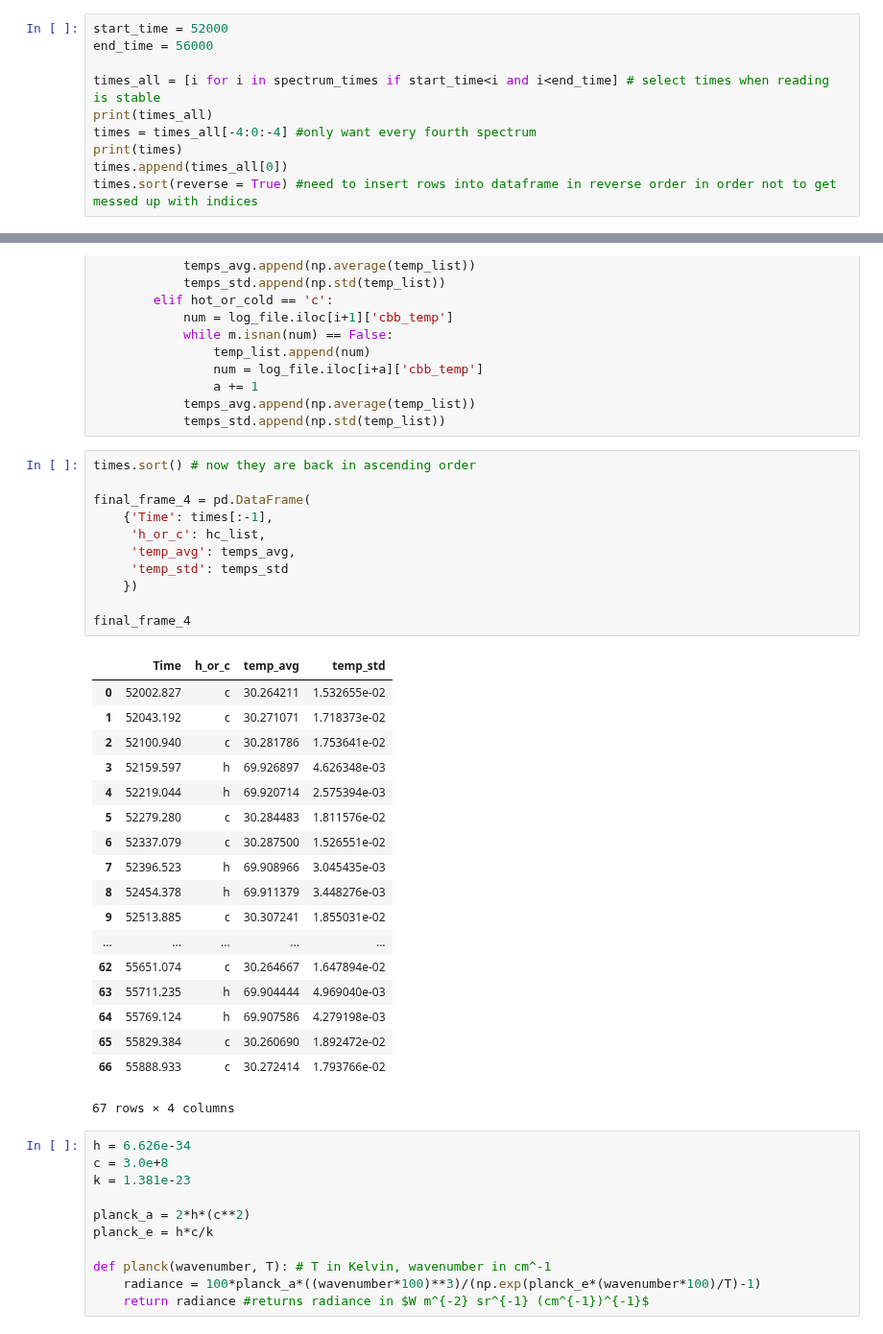
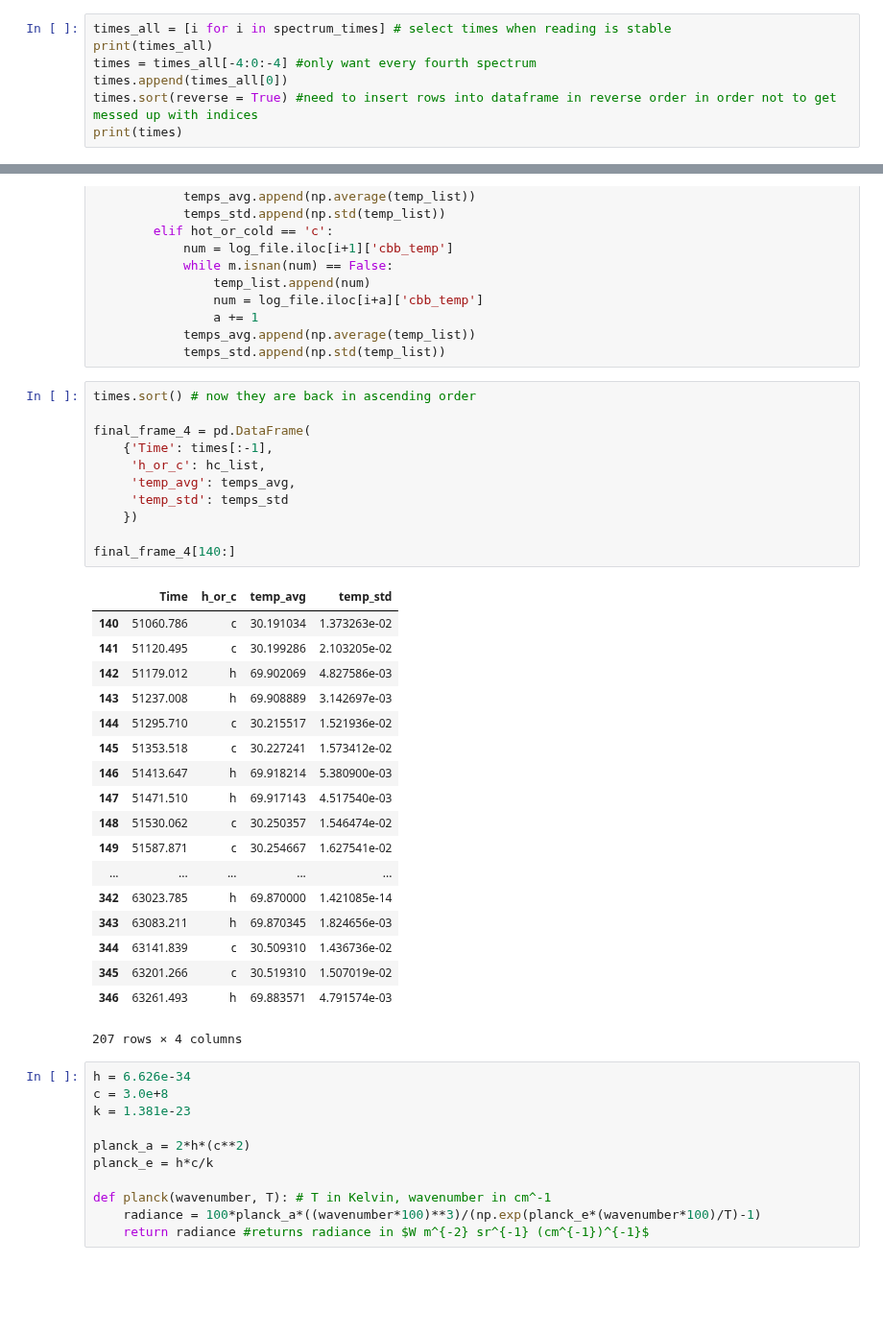
Before and after one commit to micolbedarida/MSci_Project, a Jupyter notebook: data_analysis_after_realignment.ipynb, the cells around one changed output, grey strips where cells are left out. Shown at 96% size. Saved outputs shown, nothing was run; the diff lists cells and outputs as text; blank space fills up the shorter version.

```diff
--- a/data_analysis_after_realignment.ipynb
+++ b/data_analysis_after_realignment.ipynb
@@ -140,13 +140,10 @@ def insert_row(i, df, line):
     df = dfA.append(line).append(dfB).reset_index(drop = True) # Our code differs here
     return df
 # %%
-start_time = 52000
-end_time = 56000
-
-times_all = [i for i in spectrum_times if start_time<i and i<end_time] # select times when reading is stable
+times_all = [i for i in spectrum_times] # select times when reading is stable
 print(times_all)
 times = times_all[-4:0:-4] #only want every fourth spectrum
-print(times)
 times.append(times_all[0])
 times.sort(reverse = True) #need to insert rows into dataframe in reverse order in order not to get messed up with indices
+print(times)
 # %% [output]
@@ -223,33 +220,33 @@ for i in range(d-1):
 # %%
 times.sort() # now they are back in ascending order
 
 final_frame_4 = pd.DataFrame(
     {'Time': times[:-1],
      'h_or_c': hc_list,
      'temp_avg': temps_avg,
      'temp_std': temps_std
     })
 
-final_frame_4
+final_frame_4[140:]
 # %% [output]
 |  | Time | h_or_c | temp_avg | temp_std |
-| 0 | 52002.827 | c | 30.264211 | 1.532655e-02 |
-| 1 | 52043.192 | c | 30.271071 | 1.718373e-02 |
-| 2 | 52100.940 | c | 30.281786 | 1.753641e-02 |
-| 3 | 52159.597 | h | 69.926897 | 4.626348e-03 |
-| 4 | 52219.044 | h | 69.920714 | 2.575394e-03 |
-| 5 | 52279.280 | c | 30.284483 | 1.811576e-02 |
-| 6 | 52337.079 | c | 30.287500 | 1.526551e-02 |
-| 7 | 52396.523 | h | 69.908966 | 3.045435e-03 |
-| 8 | 52454.378 | h | 69.911379 | 3.448276e-03 |
-| 9 | 52513.885 | c | 30.307241 | 1.855031e-02 |
+| 140 | 51060.786 | c | 30.191034 | 1.373263e-02 |
+| 141 | 51120.495 | c | 30.199286 | 2.103205e-02 |
+| 142 | 51179.012 | h | 69.902069 | 4.827586e-03 |
+| 143 | 51237.008 | h | 69.908889 | 3.142697e-03 |
+| 144 | 51295.710 | c | 30.215517 | 1.521936e-02 |
+| 145 | 51353.518 | c | 30.227241 | 1.573412e-02 |
+| 146 | 51413.647 | h | 69.918214 | 5.380900e-03 |
+| 147 | 51471.510 | h | 69.917143 | 4.517540e-03 |
+| 148 | 51530.062 | c | 30.250357 | 1.546474e-02 |
+| 149 | 51587.871 | c | 30.254667 | 1.627541e-02 |
 | ... | ... | ... | ... | ... |
-| 62 | 55651.074 | c | 30.264667 | 1.647894e-02 |
-| 63 | 55711.235 | h | 69.904444 | 4.969040e-03 |
-| 64 | 55769.124 | h | 69.907586 | 4.279198e-03 |
-| 65 | 55829.384 | c | 30.260690 | 1.892472e-02 |
-| 66 | 55888.933 | c | 30.272414 | 1.793766e-02 |
+| 342 | 63023.785 | h | 69.870000 | 1.421085e-14 |
+| 343 | 63083.211 | h | 69.870345 | 1.824656e-03 |
+| 344 | 63141.839 | c | 30.509310 | 1.436736e-02 |
+| 345 | 63201.266 | c | 30.519310 | 1.507019e-02 |
+| 346 | 63261.493 | h | 69.883571 | 4.791574e-03 |
-67 rows × 4 columns
+207 rows × 4 columns
 # %%
 h = 6.626e-34
 c = 3.0e+8
```
Also changed, not shown: parts of 10 cells of this notebook, 1 other file.
